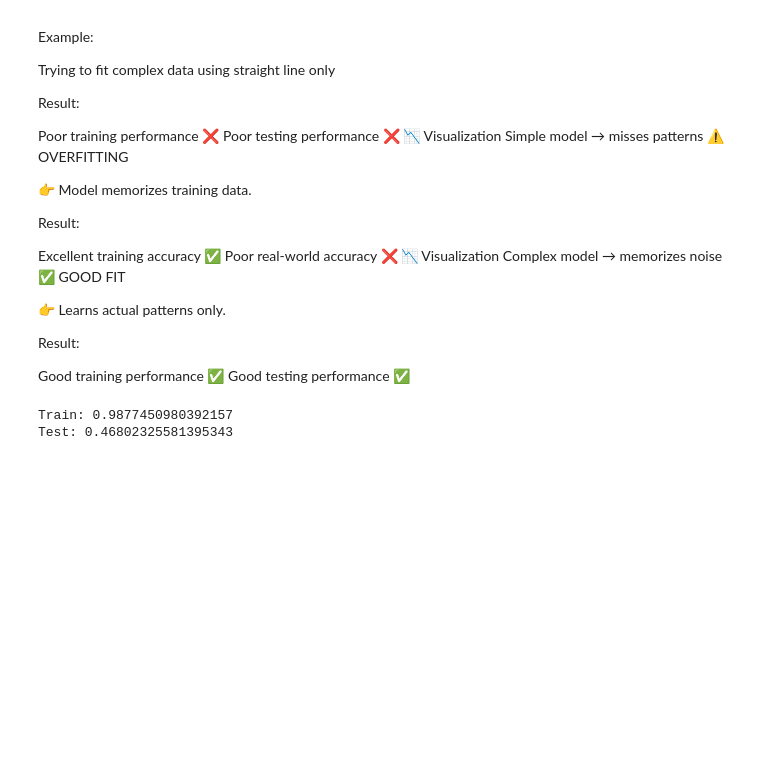
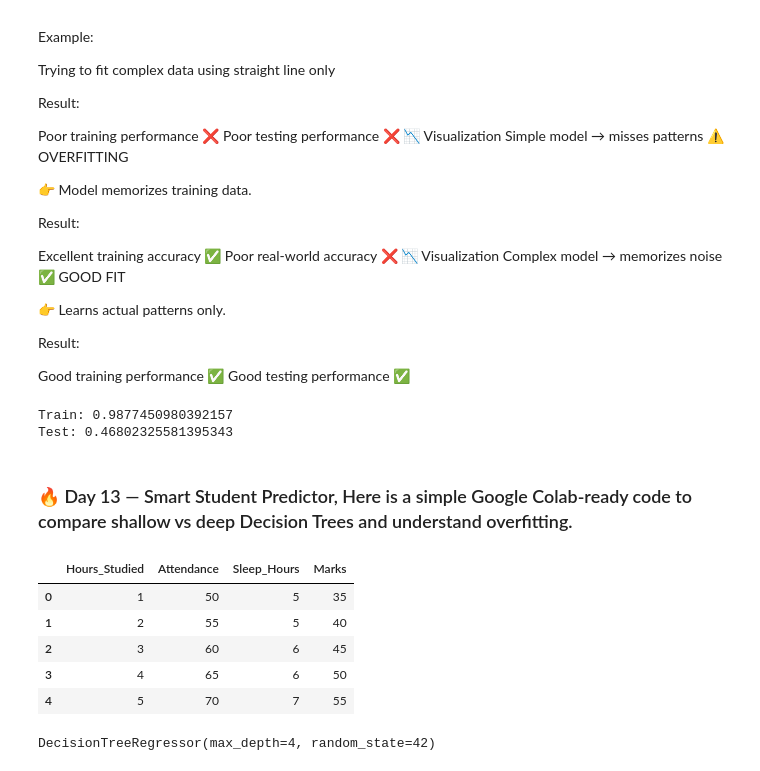
Before and after one commit to RajCodes1996/AIML_ROADMAP_2026, a Jupyter notebook: Main/ML_11_to_18.ipynb, the cells around one changed output. Drawn from its saved outputs; the diff is of its cells as text; code cells hidden in the pictures; blank space fills up the shorter version.

```diff
--- a/Main/ML_11_to_18.ipynb
+++ b/Main/ML_11_to_18.ipynb
@@ -428,3 +428,28 @@ print("Test:", model.score(X_test,y_test))
 # %% [output]
 Train: 0.9877450980392157
 Test: 0.46802325581395343
+# %% [markdown]
+### 🔥 Day 13 — Smart Student Predictor, Here is a simple Google Colab-ready code to compare shallow vs deep Decision Trees and understand overfitting.
+# %%
+import pandas as pd
+from sklearn.model_selection import train_test_split
+from sklearn.tree import DecisionTreeRegressor
+from sklearn.metrics import r2_score
+
+data = {
+    "Hours_Studied": [1,2,3,4,5,6,7,8,9,10,2,4,6,8,10,3,5,7,9,10],
+    "Attendance": [50,55,60,65,70,75,80,85,90,95,52,68,78,88,96,58,72,82,92,98],
+    "Sleep_Hours": [5,5,6,6,7,7,7,8,8,8,5,6,7,8,8,6,7,7,8,8],
+    "Marks": [35,40,45,50,55,60,65,70,75,80,38,52,63,73,82,43,58,67,77,85]
+}
+
+df = pd.DataFrame(data)
+
+df.head()
+# %% [output]
+|  | Hours_Studied | Attendance | Sleep_Hours | Marks |
+| 0 | 1 | 50 | 5 | 35 |
+| 1 | 2 | 55 | 5 | 40 |
+| 2 | 3 | 60 | 6 | 45 |
+| 3 | 4 | 65 | 6 | 50 |
+| 4 | 5 | 70 | 7 | 55 |
@@ -430,0 +462,11 @@ Test: 0.46802325581395343
+# %%
+# Create different trees
+tree_1 = DecisionTreeRegressor(max_depth=1, random_state=42)
+tree_3 = DecisionTreeRegressor(max_depth=3, random_state=42)
+tree_5 = DecisionTreeRegressor(max_depth=4, random_state=42)
+
+tree_1.fit(X_train,y_train)
+tree_3.fit(X_train,y_train)
+tree_5.fit(X_train,y_train)
+# %% [output]
+DecisionTreeRegressor(max_depth=4, random_state=42)
```
Also changed, not shown: parts of 7 cells of this notebook.
